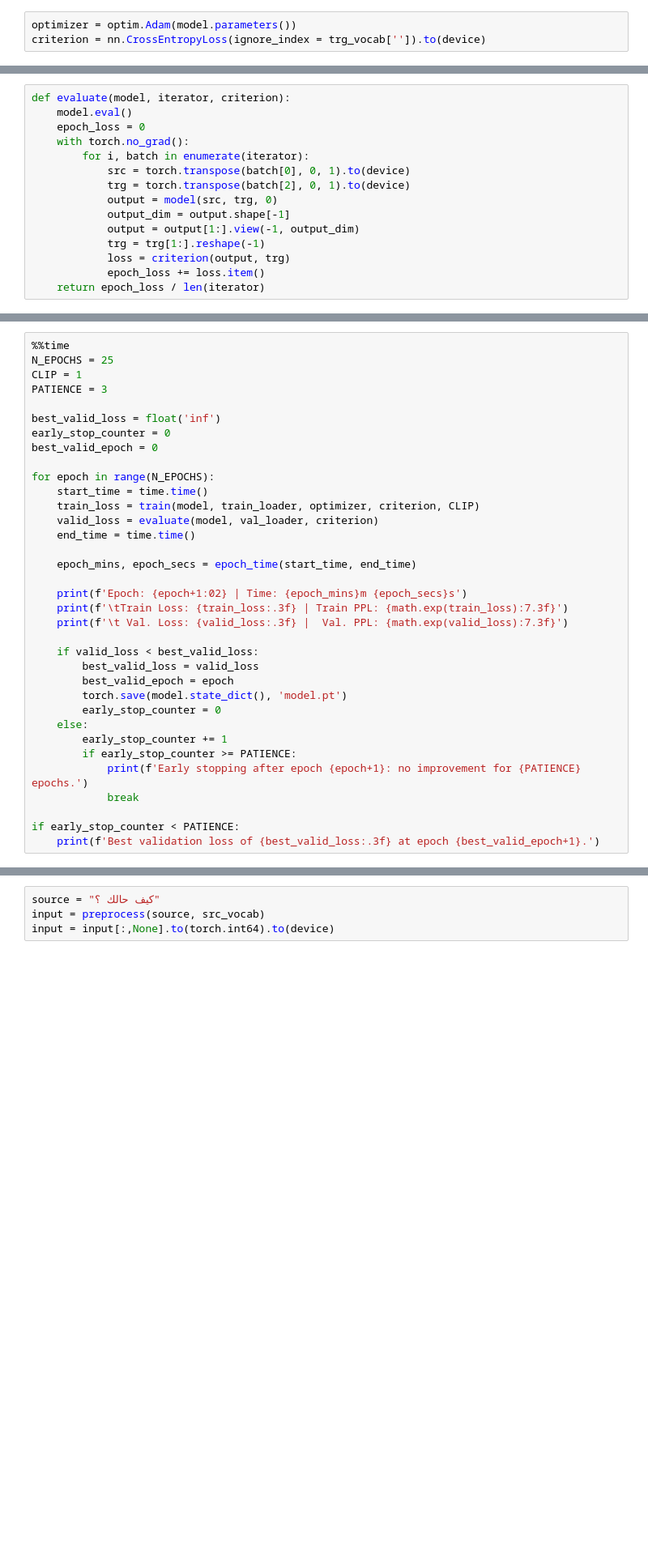
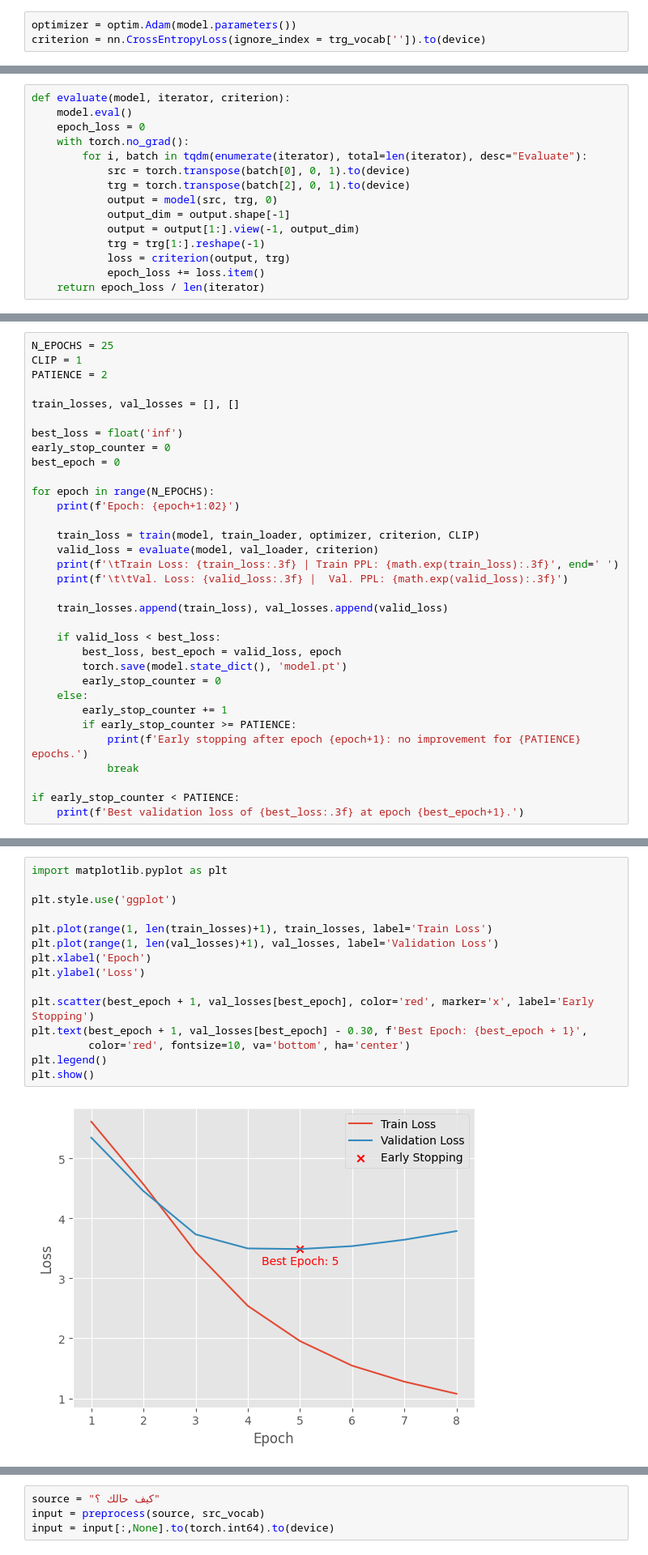
Before and after one commit to KhalidRizk/seq2seq-nmt, a Jupyter notebook: notebook.ipynb, the cells around one changed output, grey strips where cells are left out. Shown at 81% size. Drawn from its saved outputs; the diff is of its cells as text; blank space fills up the shorter version.

```diff
--- a/notebook.ipynb
+++ b/notebook.ipynb
@@ -478,7 +398,7 @@ def evaluate(model, iterator, criterion):
     model.eval()
     epoch_loss = 0
     with torch.no_grad():
-        for i, batch in enumerate(iterator):
+        for i, batch in tqdm(enumerate(iterator), total=len(iterator), desc="Evaluate"):
             src = torch.transpose(batch[0], 0, 1).to(device)
             trg = torch.transpose(batch[2], 0, 1).to(device)
             output = model(src, trg, 0)
@@ -497,28 +411,26 @@ def epoch_time(start_time, end_time):
 # %%
-%%time
 N_EPOCHS = 25
 CLIP = 1
-PATIENCE = 3
+PATIENCE = 2
 
-best_valid_loss = float('inf')
+train_losses, val_losses = [], []
+
+best_loss = float('inf')
 early_stop_counter = 0
-best_valid_epoch = 0
+best_epoch = 0
 
 for epoch in range(N_EPOCHS):
-    start_time = time.time()
+    print(f'Epoch: {epoch+1:02}')
+
     train_loss = train(model, train_loader, optimizer, criterion, CLIP)
     valid_loss = evaluate(model, val_loader, criterion)
-    end_time = time.time()
+    print(f'\tTrain Loss: {train_loss:.3f} | Train PPL: {math.exp(train_loss):.3f}', end=' ')
+    print(f'\t\tVal. Loss: {valid_loss:.3f} |  Val. PPL: {math.exp(valid_loss):.3f}')
 
-    epoch_mins, epoch_secs = epoch_time(start_time, end_time)
+    train_losses.append(train_loss), val_losses.append(valid_loss)
 
-    print(f'Epoch: {epoch+1:02} | Time: {epoch_mins}m {epoch_secs}s')
-    print(f'\tTrain Loss: {train_loss:.3f} | Train PPL: {math.exp(train_loss):7.3f}')
-    print(f'\t Val. Loss: {valid_loss:.3f} |  Val. PPL: {math.exp(valid_loss):7.3f}')
-
-    if valid_loss < best_valid_loss:
-        best_valid_loss = valid_loss
-        best_valid_epoch = epoch
+    if valid_loss < best_loss:
+        best_loss, best_epoch = valid_loss, epoch
         torch.save(model.state_dict(), 'model.pt')
         early_stop_counter = 0
     else:
@@ -528,5 +440,5 @@ for epoch in range(N_EPOCHS):
             break
 
 if early_stop_counter < PATIENCE:
-    print(f'Best validation loss of {best_valid_loss:.3f} at epoch {best_valid_epoch+1}.')
+    print(f'Best validation loss of {best_loss:.3f} at epoch {best_epoch+1}.')
 # %% [output]
@@ -552,3 +464,20 @@ Wall time: 2h 3min 53s
+# %%
+import matplotlib.pyplot as plt
+
+plt.style.use('ggplot')
+
+plt.plot(range(1, len(train_losses)+1), train_losses, label='Train Loss')
+plt.plot(range(1, len(val_losses)+1), val_losses, label='Validation Loss')
+plt.xlabel('Epoch')
+plt.ylabel('Loss')
+
+plt.scatter(best_epoch + 1, val_losses[best_epoch], color='red', marker='x', label='Early Stopping')
+plt.text(best_epoch + 1, val_losses[best_epoch] - 0.30, f'Best Epoch: {best_epoch + 1}',
+         color='red', fontsize=10, va='bottom', ha='center')
+plt.legend()
+plt.show()
+# %% [output]
+[figure, added]
 # %%
 model.load_state_dict(torch.load('model.pt'))
 test_loss = evaluate(model, test_loader, criterion)
```
Also changed, not shown: parts of 41 cells of this notebook, 2 other files.
